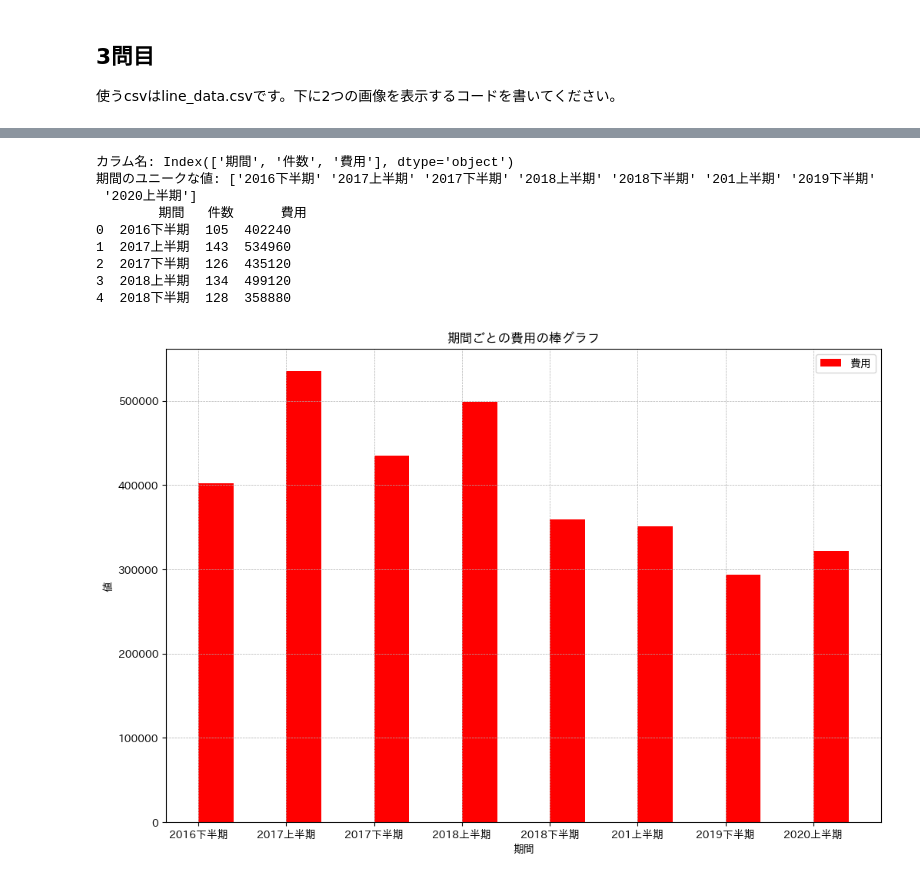
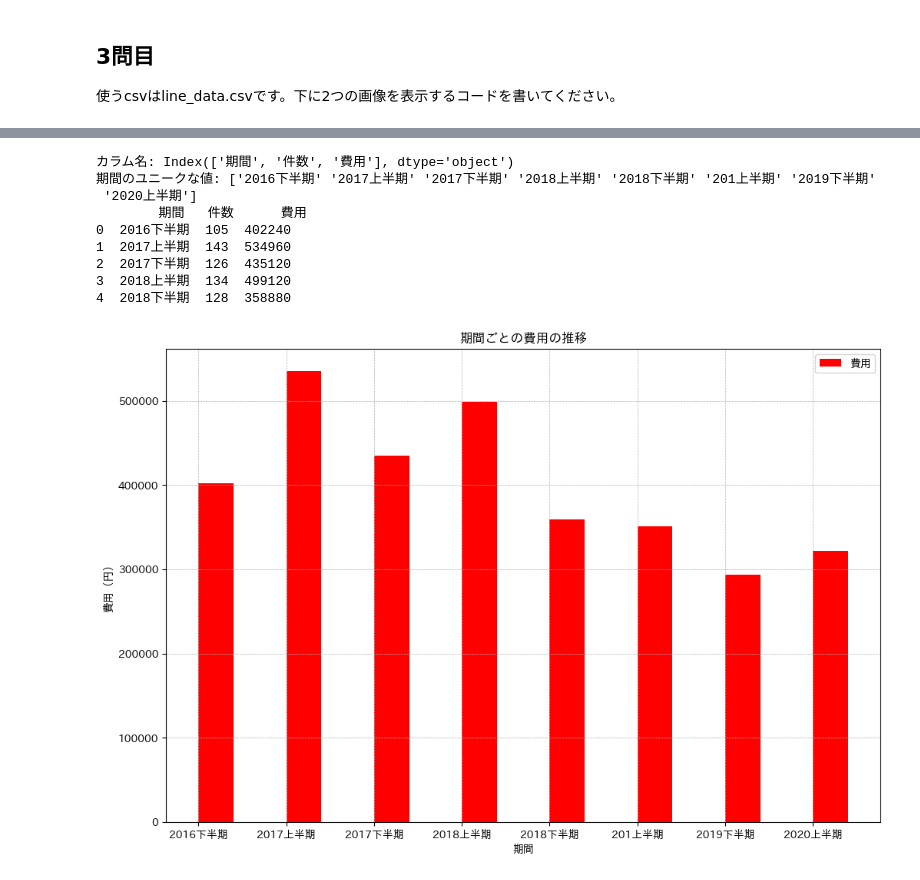
Before and after one commit to LeoMassy/BasicPython, a Jupyter notebook: matplotlib_exercise.ipynb, the cells around one changed output, grey strips where cells are left out. Drawn from its saved outputs; the diff is of its cells as text; code cells hidden in the pictures.

```diff
--- a/matplotlib_exercise.ipynb
+++ b/matplotlib_exercise.ipynb
@@ -128,33 +128,33 @@ x_positions_費用 = [x + offset for x in x_positions]
 
 
 # '費用'の棒グラフ
 plt.bar(x_positions_費用, data['費用'], width=0.4, color='red', label='費用')
 
 # x 軸のラベルを '期間' の値に設定
 plt.xticks(x_positions, data['期間'])
 
 # グラフのタイトルと軸ラベルを設定
-plt.title('期間ごとの費用の棒グラフ')
+plt.title('期間ごとの費用の推移')
 plt.xlabel('期間')
-plt.ylabel('値')
+plt.ylabel('費用（円）')
 
 # 凡例とグリッドを追加
 plt.legend()
 plt.grid(True, which='both', linestyle='--', linewidth=0.5)
 
 # グラフを画像として保存
 plt.savefig('./imgs/matplotlib/plot_3_2.png')
 
 # グラフを表示
 plt.show()
 # %% [output]
 カラム名: Index(['期間', '件数', '費用'], dtype='object')
 期間のユニークな値: ['2016下半期' '2017上半期' '2017下半期' '2018上半期' '2018下半期' '201上半期' '2019下半期'
  '2020上半期']
         期間   件数      費用
 0  2016下半期  105  402240
 1  2017上半期  143  534960
 2  2017下半期  126  435120
 3  2018上半期  134  499120
 4  2018下半期  128  358880
-[figure, old version]
+[figure, new version]
```
Also changed, not shown: parts of 2 cells of this notebook, 3 other files.
